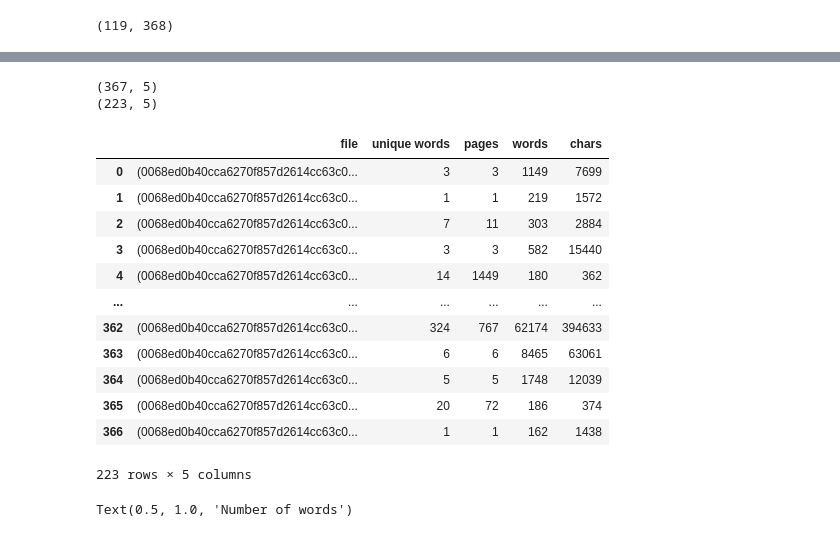
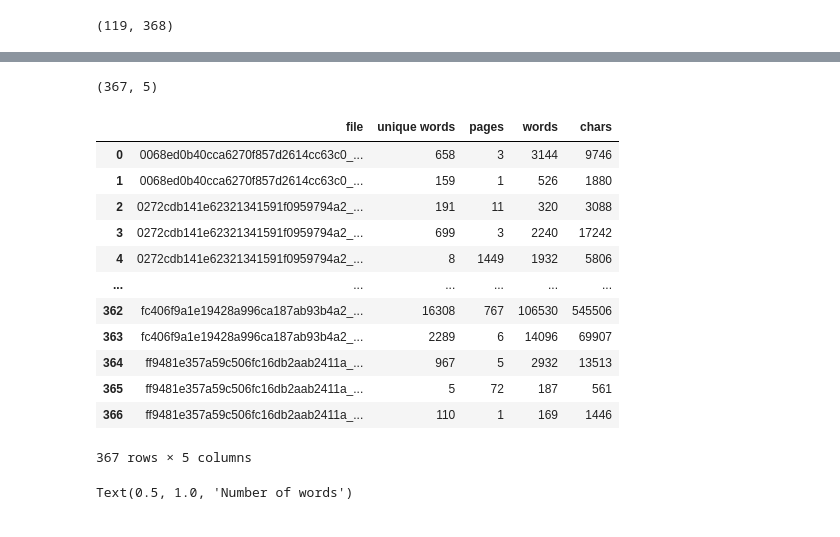
Before and after one commit to JustinBon/thesis, a Jupyter notebook: experiments/Data analysis.ipynb, the cells around one changed output, grey strips where cells are left out. Saved outputs shown, nothing was run; the diff lists cells and outputs as text; code cells hidden in the pictures.

```diff
--- a/experiments/Data analysis.ipynb
+++ b/experiments/Data analysis.ipynb
@@ -16,7 +15,7 @@ len(unique), len(os.listdir(base))
 # %%
 def countUnique(text, unique):
     text = text.replace('\n', ' ')
-    words = text.split('\n')
+    words = text.split(' ')
 
     for word in words:
         if word in unique:
@@ -98,5 +96,0 @@ PdfReadWarning: Superfluous whitespace found in object header b'51' b'0' [pdf.py
-# %%
-for x in oserror:
-    print(x)
-
-print(len(oserror))
@@ -121,5 +96,0 @@ f7d2c584e02753d4c615d8a3aad375d7_inventarislijst.pdf
-# %%
-for x in readerror:
-    print(x)
-
-print(len(readerror))
@@ -178,34 +136,32 @@ FutureWarning: Pass the following variable as a keyword arg: x. From version 0.1
 # %%
 data = {
     'file' : files.keys(),
     'unique words' : [files[x]['unique'] for x in files],
     'pages' : [files[x]['pages'] for x in files],
     'words' : [files[x]['words'] for x in files],
     'chars' : [files[x]['chars'] for x in files]
 }
 
 df = pd.DataFrame.from_dict(data)
 print(df.shape)
 
-dfClean = df.drop(df[df.words == 0].index)
-print(dfClean.shape)
+dfClean = df
 dfClean
 # %% [output]
 (367, 5)
-(223, 5)
 |  | file | unique words | pages | words | chars |
-| 0 | (0068ed0b40cca6270f857d2614cc63c0... | 3 | 3 | 1149 | 7699 |
-| 1 | (0068ed0b40cca6270f857d2614cc63c0... | 1 | 1 | 219 | 1572 |
-| 2 | (0068ed0b40cca6270f857d2614cc63c0... | 7 | 11 | 303 | 2884 |
-| 3 | (0068ed0b40cca6270f857d2614cc63c0... | 3 | 3 | 582 | 15440 |
-| 4 | (0068ed0b40cca6270f857d2614cc63c0... | 14 | 1449 | 180 | 362 |
+| 0 | 0068ed0b40cca6270f857d2614cc63c0_... | 658 | 3 | 3144 | 9746 |
+| 1 | 0068ed0b40cca6270f857d2614cc63c0_... | 159 | 1 | 526 | 1880 |
+| 2 | 0272cdb141e62321341591f0959794a2_... | 191 | 11 | 320 | 3088 |
+| 3 | 0272cdb141e62321341591f0959794a2_... | 699 | 3 | 2240 | 17242 |
+| 4 | 0272cdb141e62321341591f0959794a2_... | 8 | 1449 | 1932 | 5806 |
 | ... | ... | ... | ... | ... | ... |
-| 362 | (0068ed0b40cca6270f857d2614cc63c0... | 324 | 767 | 62174 | 394633 |
-| 363 | (0068ed0b40cca6270f857d2614cc63c0... | 6 | 6 | 8465 | 63061 |
-| 364 | (0068ed0b40cca6270f857d2614cc63c0... | 5 | 5 | 1748 | 12039 |
-| 365 | (0068ed0b40cca6270f857d2614cc63c0... | 20 | 72 | 186 | 374 |
-| 366 | (0068ed0b40cca6270f857d2614cc63c0... | 1 | 1 | 162 | 1438 |
+| 362 | fc406f9a1e19428a996ca187ab93b4a2_... | 16308 | 767 | 106530 | 545506 |
+| 363 | fc406f9a1e19428a996ca187ab93b4a2_... | 2289 | 6 | 14096 | 69907 |
+| 364 | ff9481e357a59c506fc16db2aab2411a_... | 967 | 5 | 2932 | 13513 |
+| 365 | ff9481e357a59c506fc16db2aab2411a_... | 5 | 72 | 187 | 561 |
+| 366 | ff9481e357a59c506fc16db2aab2411a_... | 110 | 1 | 169 | 1446 |
-223 rows × 5 columns
+367 rows × 5 columns
 # %%
 sns.histplot(dfClean['words'], log_scale=(False, True)).set_title('Number of words')
 # %% [output]
```
Also changed, not shown: parts of 10 cells of this notebook, 20 other files.
